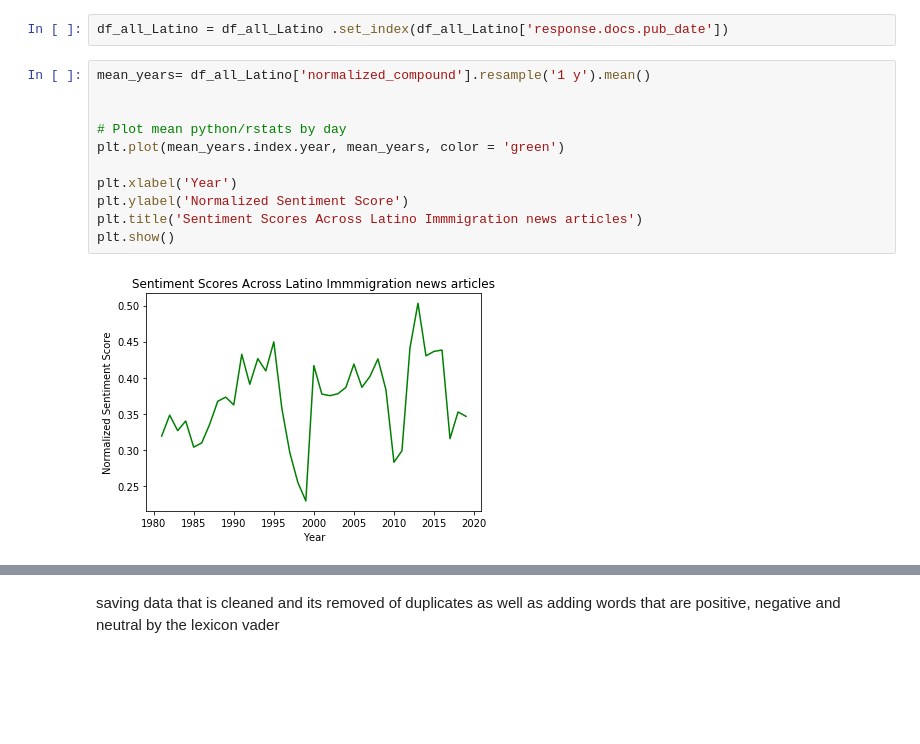
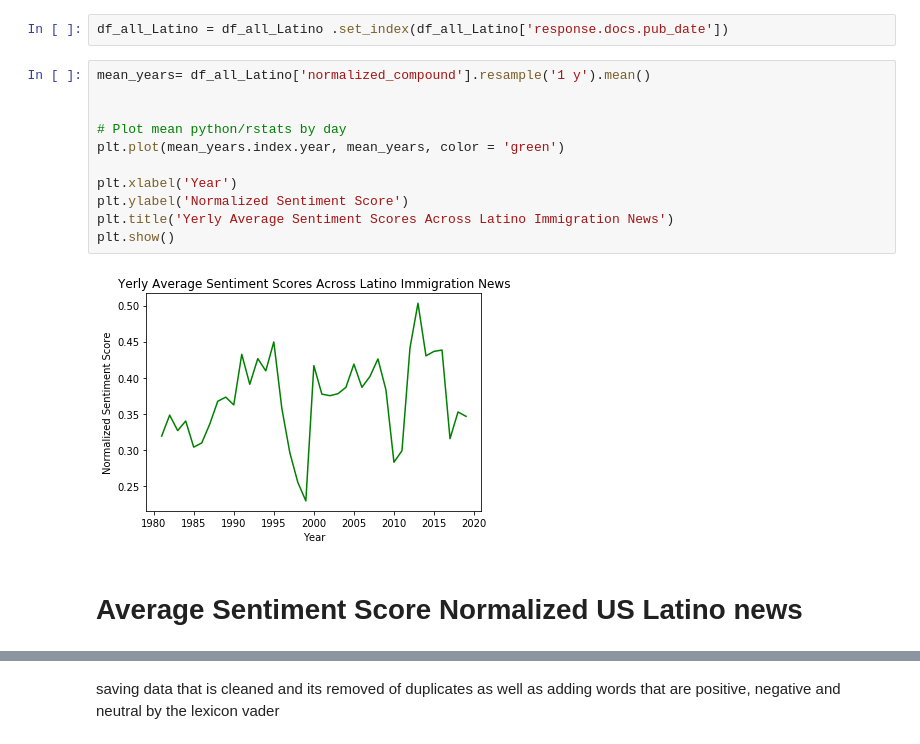
Before and after one commit to gcarvajal1222/Sentiment-Analysis-NYT-Immigration-Articles, a Jupyter notebook: Retraining Words NYT.ipynb, the cells around one changed output, grey strips where cells are left out. Saved outputs shown, nothing was run; the diff lists cells and outputs as text; blank space fills up the shorter version.

Commit message:
Updated sentiment analysis

```diff
--- a/Retraining Words NYT.ipynb
+++ b/Retraining Words NYT.ipynb
@@ -701,13 +708,15 @@ df_all_Latino = df_all_Latino .set_index(df_all_Latino['response.docs.pub_date']
 # %%
 mean_years= df_all_Latino['normalized_compound'].resample('1 y').mean()
 
 
 # Plot mean python/rstats by day
 plt.plot(mean_years.index.year, mean_years, color = 'green')
 
 plt.xlabel('Year')
 plt.ylabel('Normalized Sentiment Score')
-plt.title('Sentiment Scores Across Latino Immmigration news articles')
+plt.title('Yerly Average Sentiment Scores Across Latino Immigration News')
 plt.show()
 # %% [output]
-[figure, old version]
+[figure, new version]
+# %% [markdown]
+# Average Sentiment Score Normalized US Latino news
```
Also changed, not shown: parts of 10 cells of this notebook.
